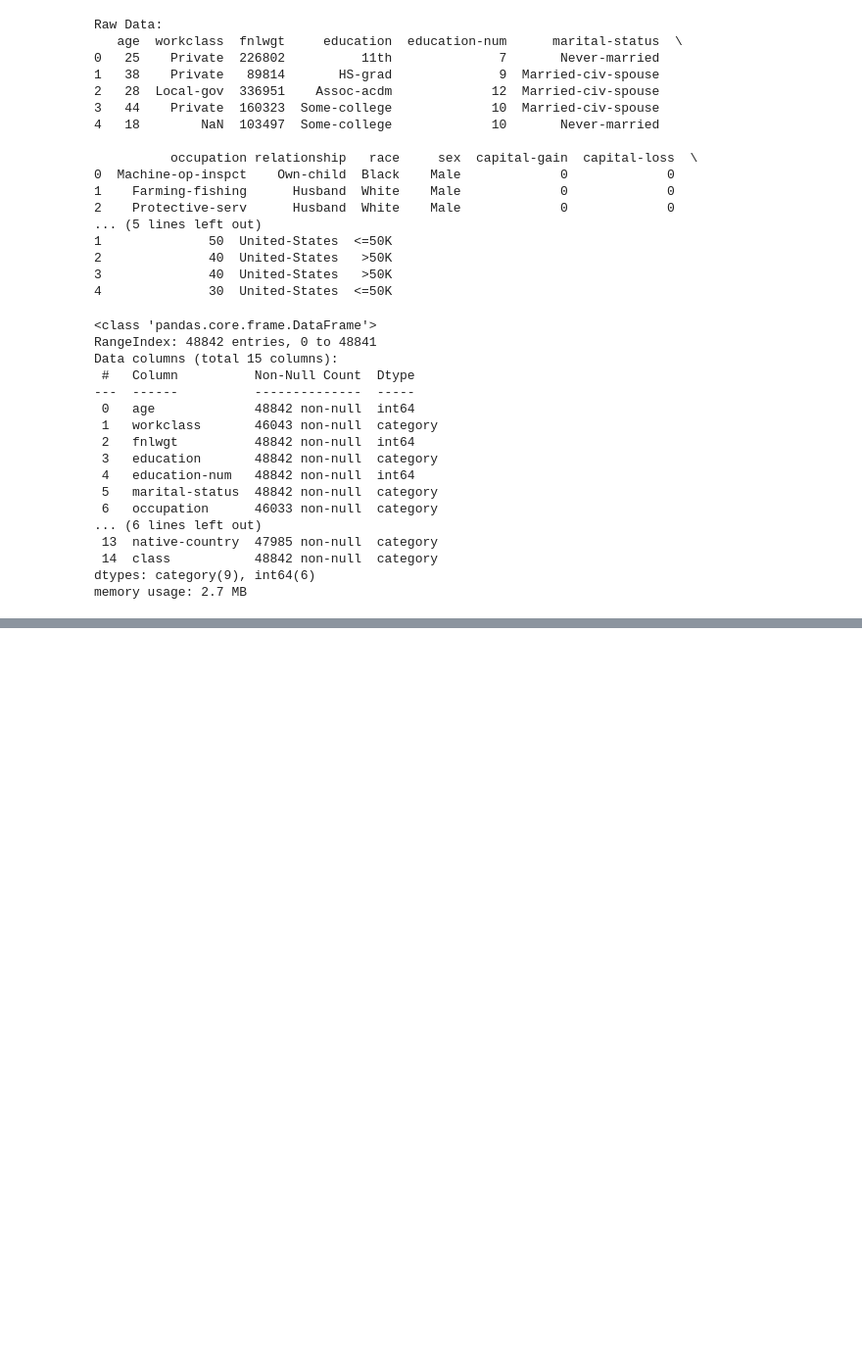
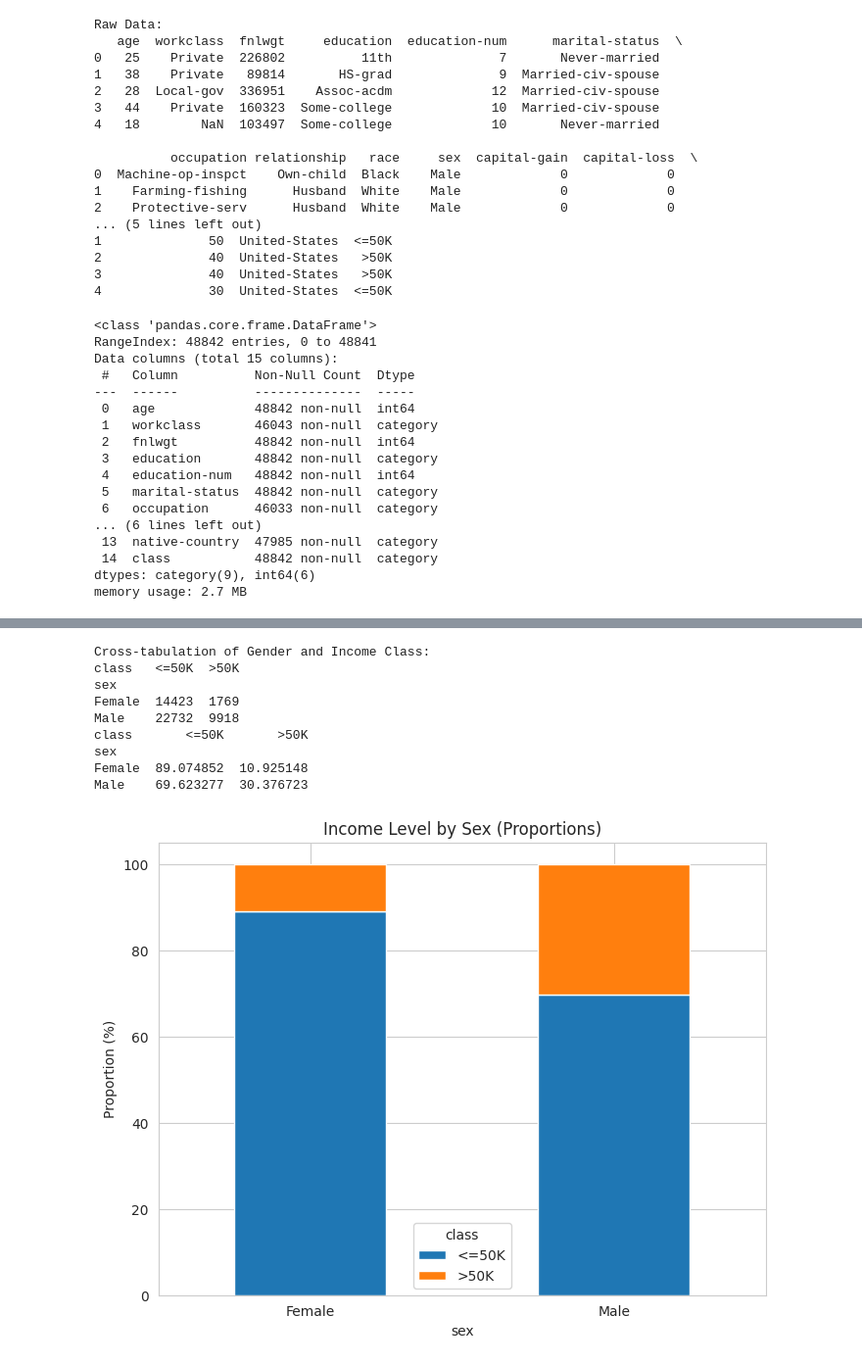
Before and after one commit to Johanhms/Practicas_Python, a Jupyter notebook: EDA_in_Python.ipynb, the cells around one changed output, grey strips where cells are left out. Shown at 98% size. Cells and saved outputs as stored; diff of their text form; code cells hidden in the pictures; blank space fills up the shorter version.

```diff
--- a/EDA_in_Python.ipynb
+++ b/EDA_in_Python.ipynb
@@ -74,0 +266,28 @@ dtype: int64
+# %%
+# Create a crosstab to see the relationship between sex and income
+
+sex_by_class = pd.crosstab(index=df['sex'], columns=df['class'])
+
+print("Cross-tabulation of Gender and Income Class:")
+print(sex_by_class)
+
+sex_income_crosstab = pd.crosstab(df['sex'], df['class'], normalize='index') * 100
+print(sex_income_crosstab)
+
+# Visualize with a stacked bar plot
+sex_income_crosstab.plot(kind='bar', stacked=True, figsize=(8, 6))
+plt.title('Income Level by Sex (Proportions)')
+plt.ylabel('Proportion (%)')
+plt.xticks(rotation=0)
+plt.show()
+# %% [output]
+Cross-tabulation of Gender and Income Class:
+class   <=50K  >50K
+sex
+Female  14423  1769
+Male    22732  9918
+class       <=50K       >50K
+sex
+Female  89.074852  10.925148
+Male    69.623277  30.376723
+[figure, added]
```
Also changed, not shown: parts of 17 cells of this notebook.
